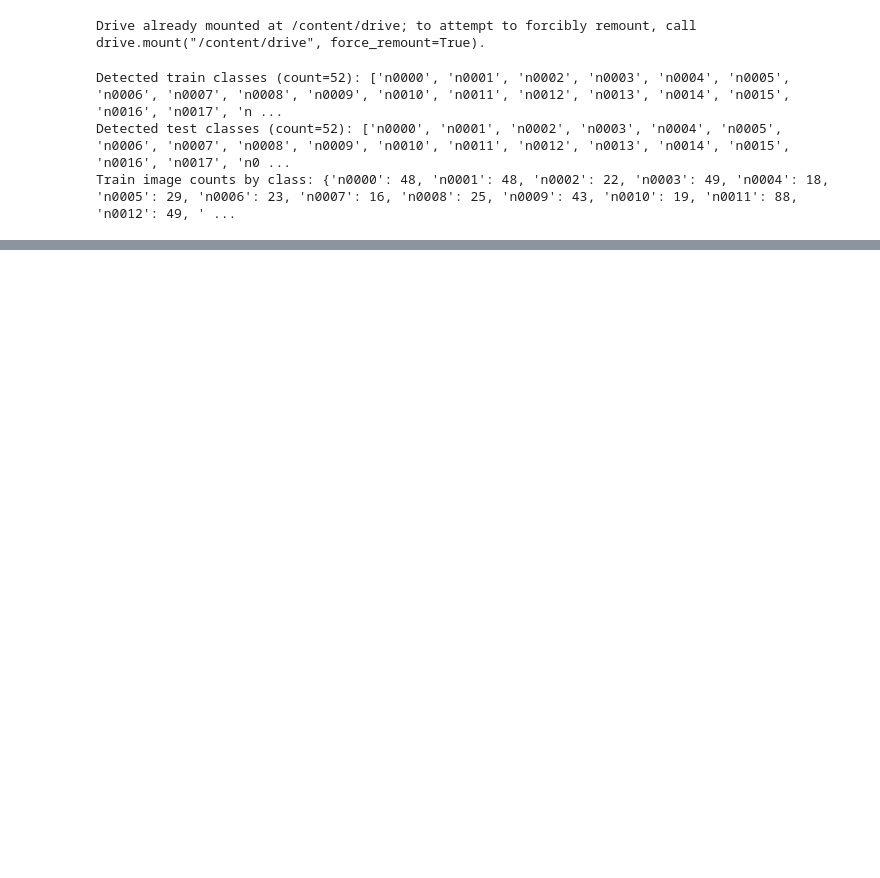
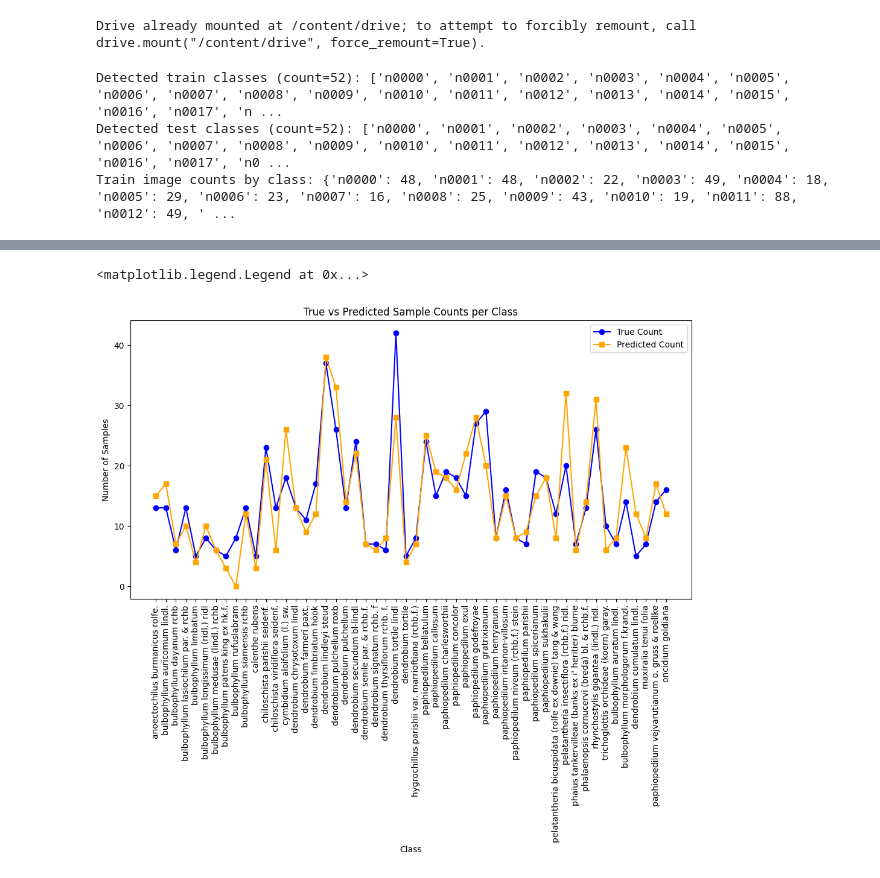
Before and after one commit to Buddhiimz/DeepLearning_Project, a Jupyter notebook: IT22095176_DL_Assigment_EfficientNetB0_model.ipynb, the cells around one changed output, grey strips where cells are left out. Saved outputs shown, nothing was run; the diff lists cells and outputs as text; code cells hidden in the pictures; blank space fills up the shorter version.

Commit message:
Make the model correctly and test with data

```diff
--- a/IT22095176_DL_Assigment_EfficientNetB0_model.ipynb
+++ b/IT22095176_DL_Assigment_EfficientNetB0_model.ipynb
@@ -174,16 +178,22 @@ Num classes: 52
 # %%
-# Cell 4: augmentation and class weights
+from tensorflow.keras import layers
+import os, glob
+
+# Step 1: Data augmentation
 data_augmentation = tf.keras.Sequential([
     layers.RandomFlip('horizontal'),
     layers.RandomRotation(0.08),
     layers.RandomZoom(0.08),
-    # you can add RandomContrast, RandomTranslation etc.
+    # Optional: add RandomContrast, RandomTranslation etc.
 ], name='data_augmentation')
 
-# compute simple class weights to address imbalance
-counts = [len(glob.glob(os.path.join(TRAIN_DIR, c, '*'))) for c in class_names]
+# Step 2: Compute class weights
+# Use original folder IDs for counting files
+folder_ids = list(folder_map.keys())  # ['n0000', 'n0001', ...]
+counts = [len(glob.glob(os.path.join(TRAIN_DIR, f_id, '*'))) for f_id in folder_ids]
 total = sum(counts)
 class_weights = {i: total / (NUM_CLASSES * counts[i]) for i in range(NUM_CLASSES)}
-print("Per-class counts:", dict(zip(class_names, counts)))
+
+print("Per-class counts:", dict(zip(class_names, counts)))  # human-readable labels
 print("Class weights:", class_weights)
 # %% [output]
@@ -363,11 +347,0 @@ plt.show()
-# %%
-import tensorflow.keras.callbacks as keras_callbacks
-
-callbacks = [cb_checkpoint, cb_reduce, cb_early]
-
-history = model.fit(
-    train_ds,
-    validation_data=val_ds,
-    epochs=15,
-    callbacks=callbacks
-)
@@ -391,0 +377,20 @@ Restoring model weights from the end of the best epoch: 15.
+# %%
+# Compute confusion matrix
+cm = confusion_matrix(y_true, y_pred)
+
+# Sum of true and predicted samples per class
+true_counts = np.sum(cm, axis=1)   # total true instances per class
+pred_counts = np.sum(cm, axis=0)   # total predicted instances per class
+
+# Plot line graph
+plt.figure(figsize=(12,6))
+plt.plot(class_names, true_counts, marker='o', label='True Count', color='blue')
+plt.plot(class_names, pred_counts, marker='s', label='Predicted Count', color='orange')
+plt.title('True vs Predicted Sample Counts per Class')
+plt.xlabel('Class')
+plt.ylabel('Number of Samples')
+plt.xticks(rotation=90)
+plt.legend()
+# %% [output]
+<matplotlib.legend.Legend at 0x...>
+[figure, added]
```
Also changed, not shown: parts of 21 cells of this notebook.
